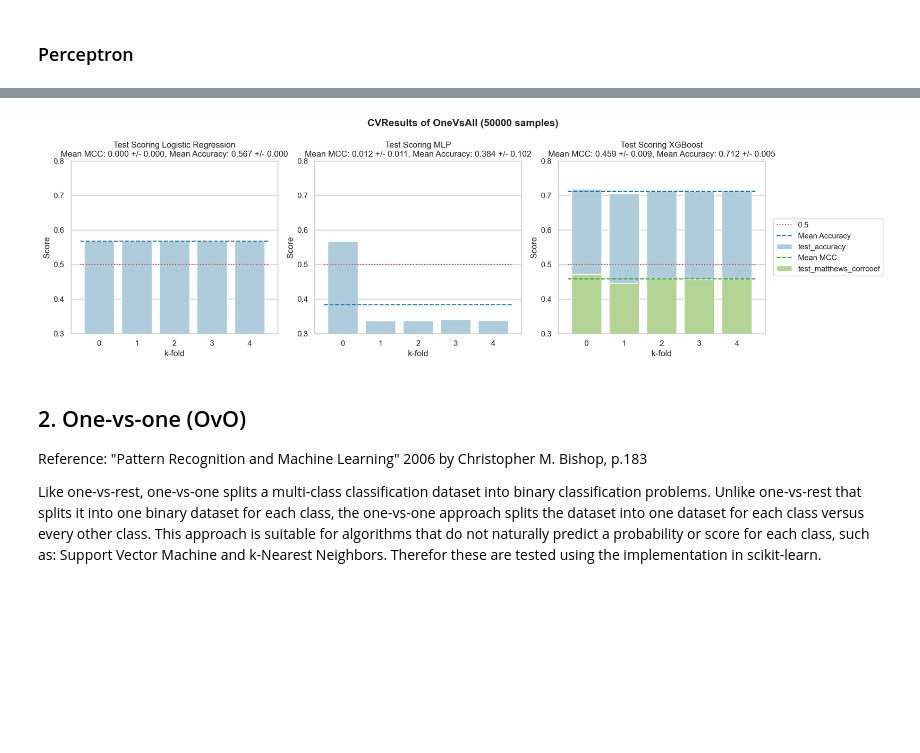
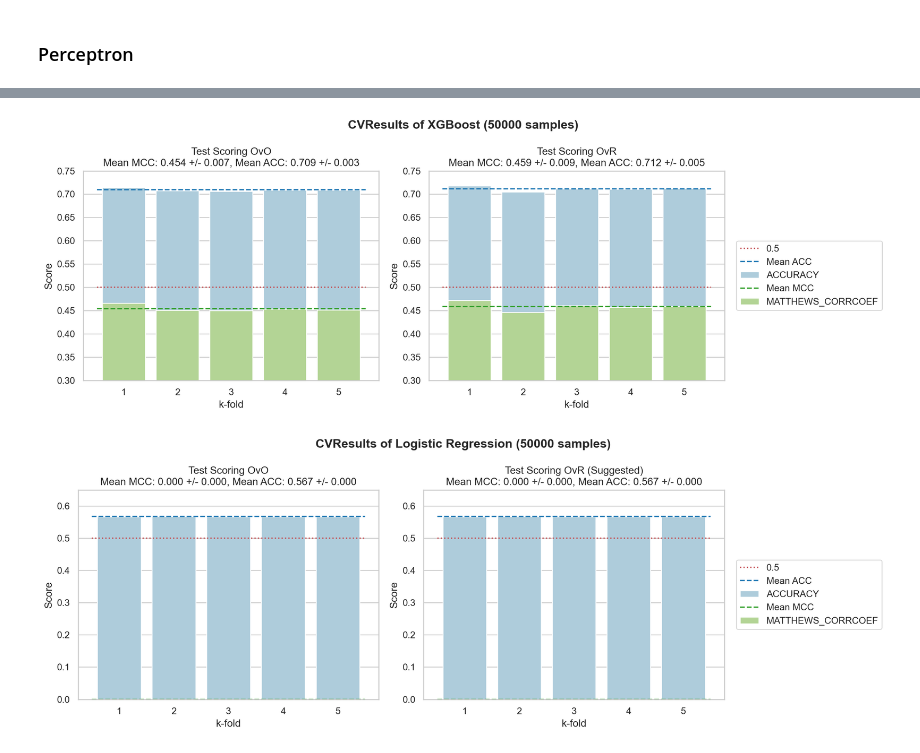
Before and after one commit to nina-prog/richters-predictor-modeling-earthquake-damage, a Jupyter notebook: notebooks/week05/week05-multiclass-scenario.ipynb, the cells around one changed output, grey strips where cells are left out. Drawn from its saved outputs; the diff is of its cells as text; code cells hidden in the pictures; blank space fills up the shorter version.

Commit message:
Implement OvO with different models and compare results

```diff
--- a/notebooks/week05/week05-multiclass-scenario.ipynb
+++ b/notebooks/week05/week05-multiclass-scenario.ipynb
@@ -36,6 +37,8 @@ y_train = pd.read_csv("../../data/processed/train_labels.csv")
 # %%
 X_train = X_train.iloc[:50000] # max 260601
 y_train = y_train.iloc[:50000] # max 260601
+# %%
+sample_size = y_train.shape[0]
 # %% [markdown]
 # Import previously used functions
 # %%
@@ -203,14 +264,14 @@ xgb = xgboost.XGBClassifier(n_estimators=100,
 ovr = OneVsRestClassifier(xgb)
 
 # cross validation
-scores_xgb = cross_validate(ovr, X_train, y_train['damage_grade'], cv=5, scoring=['accuracy', 'f1_macro', 'matthews_corrcoef'], n_jobs=-1)
+scores_xgb_ovr = cross_validate(ovr, X_train, y_train['damage_grade'], cv=5, scoring=['accuracy', 'f1_macro', 'matthews_corrcoef'], n_jobs=-1)
 
 # print results
-print(f"Accuracy: {scores_xgb['test_accuracy'].mean():.3f} +/- {scores_xgb['test_accuracy'].std():.3f}")
-print(f"F1 Macro: {scores_xgb['test_f1_macro'].mean():.3f} +/- {scores_xgb['test_f1_macro'].std():.3f}")
-print(f"MCC: {scores_xgb['test_matthews_corrcoef'].mean():.3f} +/- {scores_xgb['test_matthews_corrcoef'].std():.3f}")
+print(f"Accuracy: {scores_xgb_ovr['test_accuracy'].mean():.3f} +/- {scores_xgb_ovr['test_accuracy'].std():.3f}")
+print(f"F1 Macro: {scores_xgb_ovr['test_f1_macro'].mean():.3f} +/- {scores_xgb_ovr['test_f1_macro'].std():.3f}")
+print(f"MCC: {scores_xgb_ovr['test_matthews_corrcoef'].mean():.3f} +/- {scores_xgb_ovr['test_matthews_corrcoef'].std():.3f}")
 print('-'*20)
-print(f"With Runtime: {scores_xgb['fit_time'].mean():.3f} +/- {scores_xgb['fit_time'].std():.3f}")
+print(f"With Runtime: {scores_xgb_ovr['fit_time'].mean():.3f} +/- {scores_xgb_ovr['fit_time'].std():.3f}")
 print('='*20)
 # %% [output]
 Accuracy: 0.712 +/- 0.004
@@ -223,0 +418,15 @@ Wall time: 1min 7s
+# %%
+%%time
+# define ovo strategy
+ovo = OneVsOneClassifier(xgb)
+
+# cross validation
+scores_xgb_ovo = cross_validate(ovo, X_train, y_train['damage_grade'], cv=5, scoring=['accuracy', 'f1_macro', 'matthews_corrcoef'], n_jobs=-1)
+
+# print results
+print(f"Accuracy: {scores_xgb_ovo['test_accuracy'].mean():.3f} +/- {scores_xgb_ovo['test_accuracy'].std():.3f}")
+print(f"F1 Macro: {scores_xgb_ovo['test_f1_macro'].mean():.3f} +/- {scores_xgb_ovo['test_f1_macro'].std():.3f}")
+print(f"MCC: {scores_xgb_ovo['test_matthews_corrcoef'].mean():.3f} +/- {scores_xgb_ovo['test_matthews_corrcoef'].std():.3f}")
+print('-'*20)
+print(f"With Runtime: {scores_xgb_ovo['fit_time'].mean():.3f} +/- {scores_xgb_ovo['fit_time'].std():.3f}")
+print('='*20)
@@ -224,10 +518,10 @@ Wall time: 1min 7s
 # %%
-# compare models using meta-strategy OvA
-compare_models_cv_acc_mcc([scores_lr, scores_mlp, scores_xgb], ['Logistic Regression', 'MLP', 'XGBoost'], 50000, (0.3, 0.8), (17, 5), f"CVResults of OneVsAll ({50000} samples)")
+# compare xgb models using meta-strategy OvO and OvR
+compare_models_cv_acc_mcc([scores_xgb_ovo, scores_xgb_ovr], ['OvO', 'OvR'], sample_size, (0.3, 0.75), (14, 5), f"CVResults of XGBoost ({sample_size} samples)")
 # %% [output]
-[figure, old version]
+[figure, new version]
-# %% [markdown]
-## 2. One-vs-one (OvO)
-Reference: "Pattern Recognition and Machine Learning" 2006 by Christopher M. Bishop, p.183
-
-Like one-vs-rest, one-vs-one splits a multi-class classification dataset into binary classification problems. Unlike one-vs-rest that splits it into one binary dataset for each class, the one-vs-one approach splits the dataset into one dataset for each class versus every other class. This approach is suitable for algorithms that do not naturally predict a probability or score for each class, such as: Support Vector Machine and k-Nearest Neighbors. Therefor these are tested using the implementation in scikit-learn.
+# %%
+# compare lr models using meta-strategy OvO and OvR
+compare_models_cv_acc_mcc([scores_lr_ovo, scores_lr_ovr], ['OvO', 'OvR (Suggested)'], sample_size, (0.0, 0.65), (14, 5), f"CVResults of Logistic Regression ({sample_size} samples)")
+# %% [output]
+[figure, added]
```
Also changed, not shown: parts of 26 cells of this notebook.
